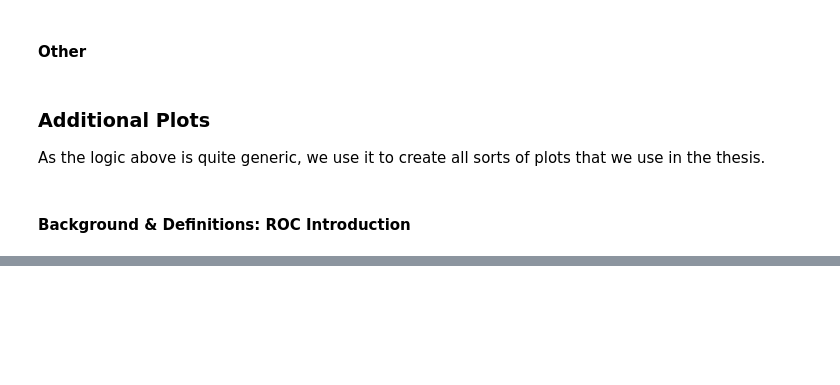
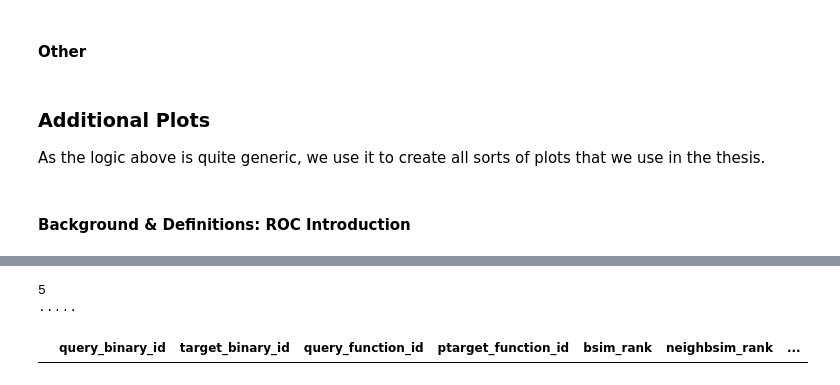
Before and after one commit to maringuu/evaluatie, a Jupyter notebook: approach-evaluation.ipynb, the cells around one changed output, grey strips where cells are left out. Saved outputs shown, nothing was run; the diff lists cells and outputs as text; code cells hidden in the pictures; blank space fills up the shorter version.

```diff
--- a/approach-evaluation.ipynb
+++ b/approach-evaluation.ipynb
@@ -1275,0 +1886,49 @@ frame.mean()
+# %%
+fetch_similarity_graphs()
+# %% [output]
+5
+.....
+# %%
+df = name2frame["mrr:o0Xo2"]
+# %%
+def run_firmup(row):
+    query_binary_id = row["query_binary_id"]
+    target_binary_id = row["target_binary_id"]
+    query_function_id = row["query_function_id"]
+
+    idx = (query_binary_id, target_binary_id)
+    if idx not in binary_ids2sg:
+        return None
+
+    sg = binary_ids2sg[idx]
+
+    try:
+        matching = firmup(
+            query_function_id=query_function_id,
+            args=FirmUPArgs(
+                query_binary_id=query_binary_id,
+                target_binary_id=target_binary_id,
+                similarity_graph=sg,
+            ),
+        )
+    except Exception as e:
+        print(f"Failed at {query_binary_id}:{target_binary_id}:{query_function_id}")
+        print(f"{type(e)}: {e}")
+        raise e
+        return None
+
+    if matching is None:
+        return None
+
+    return next(matching.neighbors(query_function_id))
+# %%
+x = df.progress_apply(
+    run_firmup,
+    axis=1,
+)
+# %%
+df["firmup"] = x
+# %%
+df[df["firmup"] == df["ptarget_function_id"]]
+# %% [output]
+|  | query_binary_id | target_binary_id | query_function_id | ptarget_function_id | bsim_rank | neighbsim_rank | ... |
```
Also changed, not shown: parts of 101 cells of this notebook, 9 other files.
